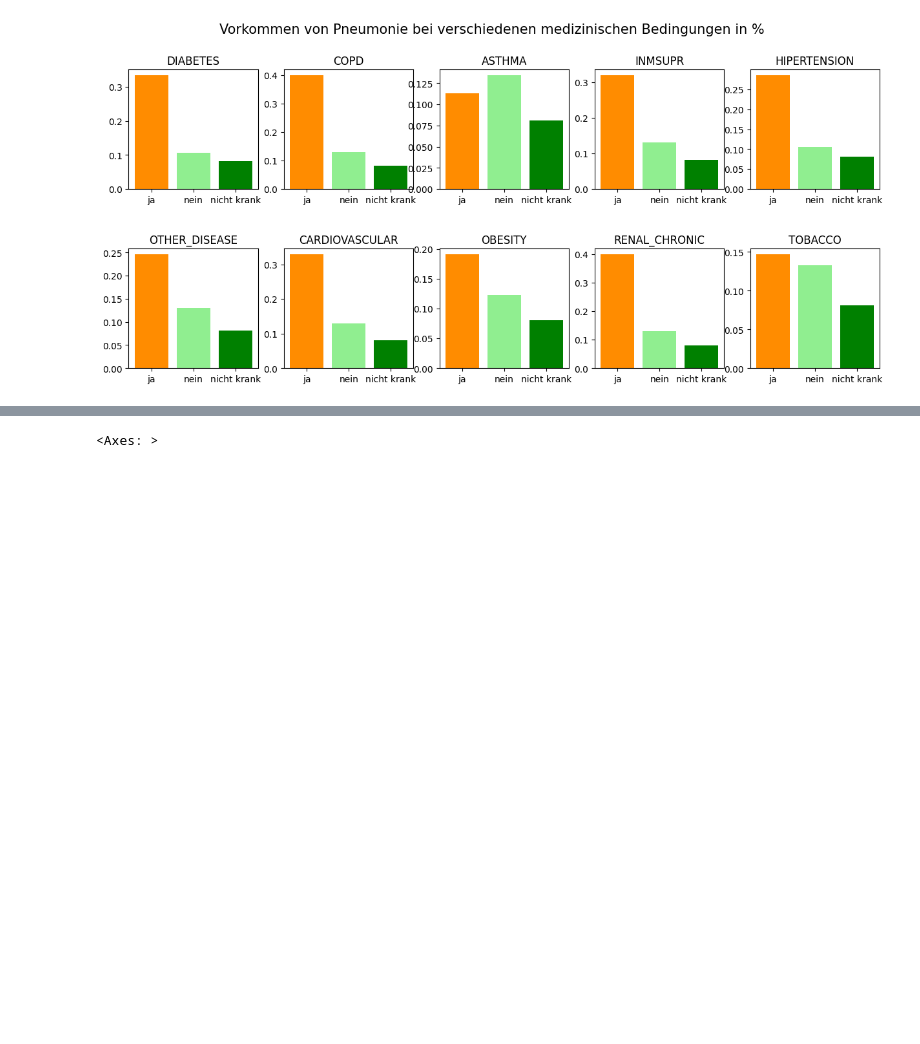
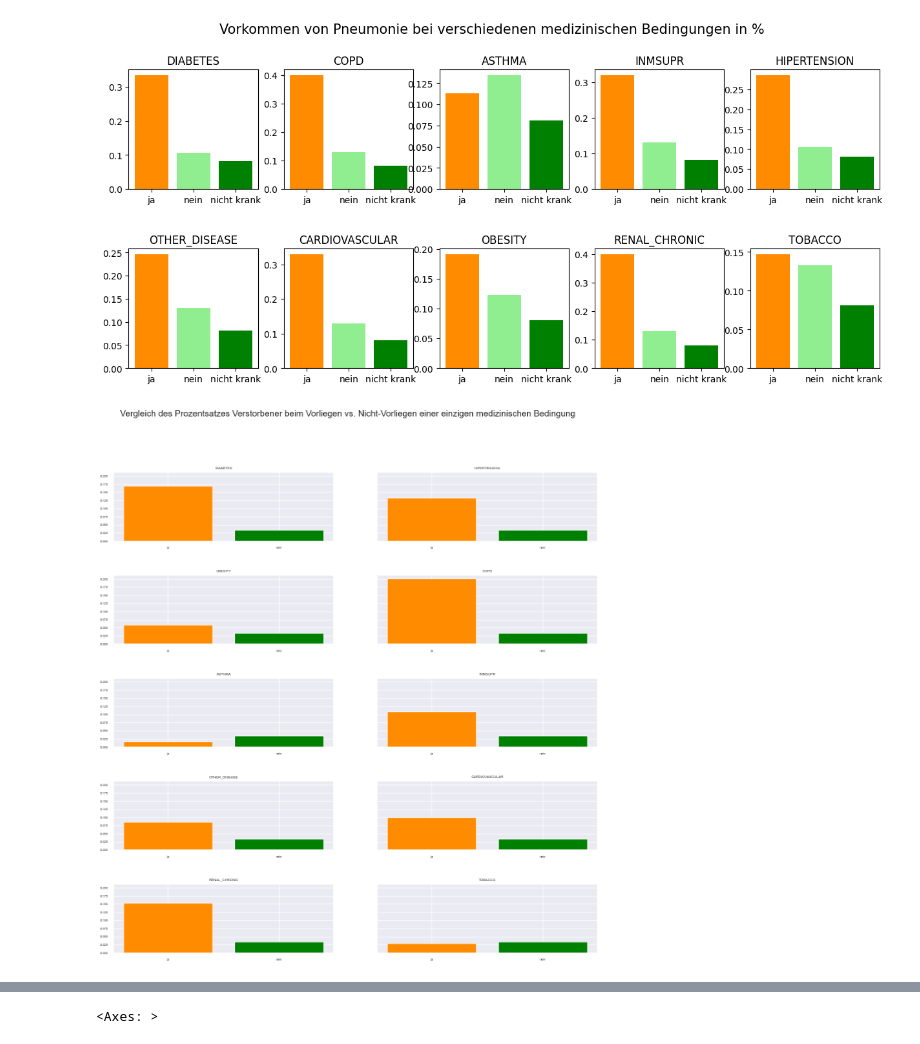
Before and after one commit to roink/covid-19-risiko-erkennung, a Jupyter notebook: notebooks/1.05-CK-Exploration.ipynb, the cells around one changed output, grey strips where cells are left out. Cells and saved outputs as stored; diff of their text form; code cells hidden in the pictures; blank space fills up the shorter version.

```diff
--- a/notebooks/1.05-CK-Exploration.ipynb
+++ b/notebooks/1.05-CK-Exploration.ipynb
@@ -189,6 +189,32 @@ for column, ax in zip(selected_columns, axs.ravel()):
 plt.show()
 # %% [output]
 [figure]
+# %%
+selected_columns2=['DIABETES','HIPERTENSION','OBESITY','COPD','ASTHMA','INMSUPR','OTHER_DISEASE',
+                 'CARDIOVASCULAR','RENAL_CHRONIC','TOBACCO']
+
+fig, axs = plt.subplots(nrows=5, ncols=2,sharey=True,figsize=(15,15))
+plt.subplots_adjust(hspace=0.5)
+fig.suptitle("Vergleich des Prozentsatzes Verstorbener beim Vorliegen vs. Nicht-Vorliegen einer einzigen medizinischen Bedingung", fontsize=15)
+
+
+def make_percentages(col):
+    selected_columns3=selected_columns2.copy()
+    selected_columns3.remove(col)
+    df1=df.loc[df[selected_columns3].sum(axis=1)==18]
+    p=len(df1[(df1.DIED==1)&(df1[col]==1)])/len(df1[df1[col]==1])
+    q=len(df1[(df1.DIED==1)&(df1[col]==2)])/len(df1[df1[col]==2])
+    return [p,q]
+
+x=['ja','nein']
+
+for column, ax in zip(selected_columns2, axs.ravel()):
+    ax.bar(x,make_percentages(column),color=["darkorange","green"])
+    ax.set_title(column)
+
+plt.show()
+# %% [output]
+[figure, added]
 # %%
 df1 = pd.DataFrame([df[df.PNEUMONIA==1].groupby('ICU').size(),df[df.PNEUMONIA==1].groupby('INTUBED').size(),
                     df[df.PNEUMONIA==1].groupby('DIED').size()])
```
Also changed, not shown: parts of 8 cells of this notebook, 1 other file.
